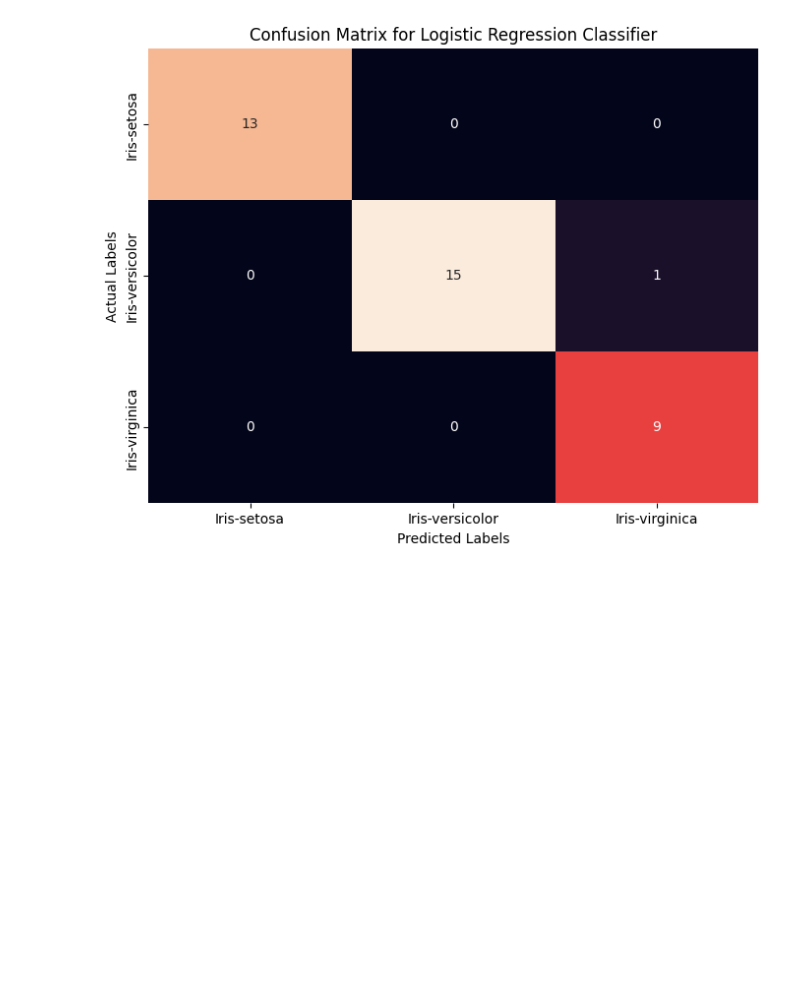
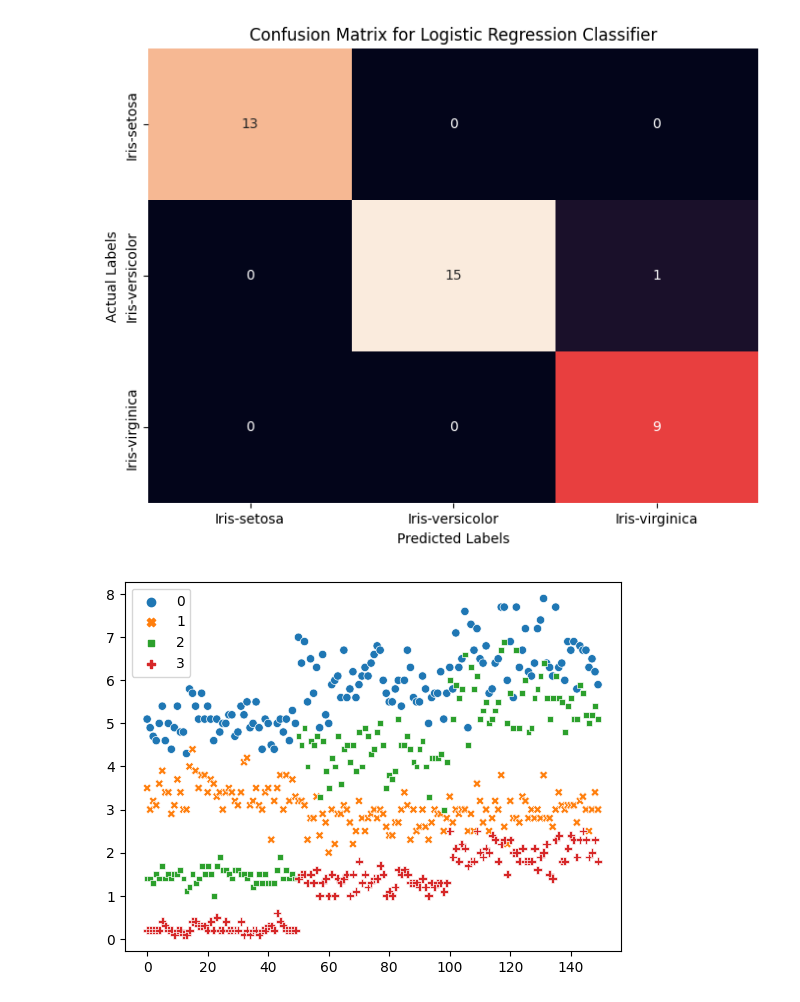
Before and after one commit to Mohammed-Khubaib/ML, a Jupyter notebook: Logistic_regression/Logistic_Regression.ipynb, the cells around one changed output. Drawn from its saved outputs; the diff is of its cells as text; code cells hidden in the pictures; blank space fills up the shorter version.

Commit message:
LogReg plots added

```diff
--- a/Logistic_regression/Logistic_Regression.ipynb
+++ b/Logistic_regression/Logistic_Regression.ipynb
@@ -82,3 +80,8 @@ plt.ylabel("Actual Labels")
 plt.show()
 # %% [output]
 [figure]
+# %%
+sns.scatterplot(data=x[:,:])
+plt.show()
+# %% [output]
+[figure, added]
```
Also changed, not shown: parts of 9 cells of this notebook.
